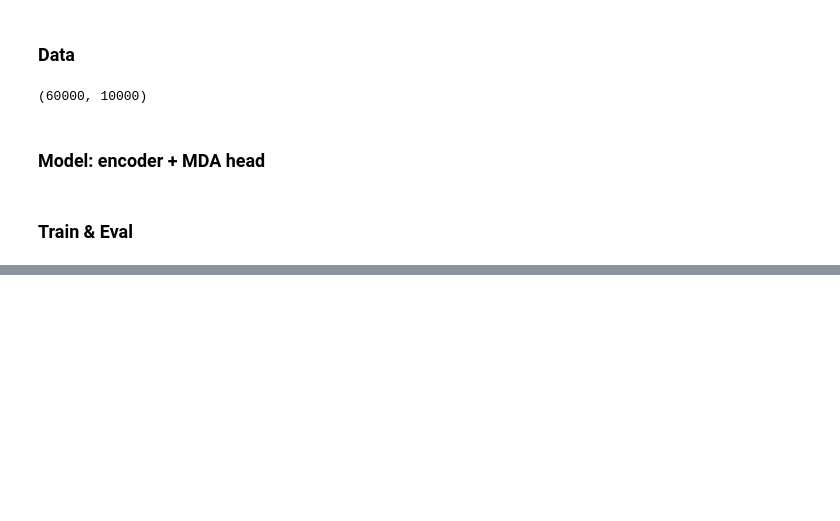
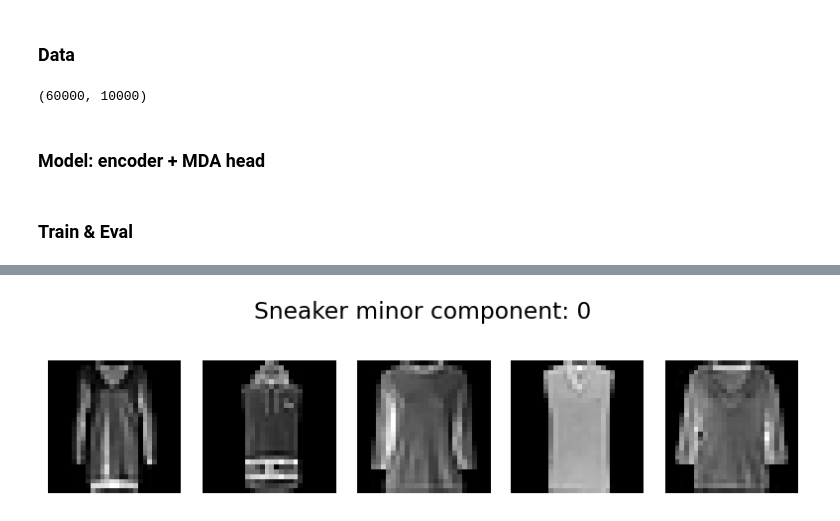
Before and after one commit to zh3nis/DNLL, a Jupyter notebook: MDA_FashionMNIST.ipynb, the cells around one changed output, grey strips where cells are left out. Drawn from its saved outputs; the diff is of its cells as text; code cells hidden in the pictures; blank space fills up the shorter version.

```diff
--- a/MDA_FashionMNIST.ipynb
+++ b/MDA_FashionMNIST.ipynb
@@ -163,0 +166,47 @@ plt.savefig('plots/fashion_mnist_mda_embeddings.png', dpi=600)
+# %%
+# Show Sneaker examples from minor component
+sneaker_idx = train_ds.classes.index("Pullover")
+minor_comp = int(torch.softmax(model.head.mixture_logits[sneaker_idx], dim=-1).argmin().item())
+num_examples = 5
+sneaker_examples = []
+
+with torch.no_grad():
+    for x, y in train_ld:
+        mask = y == sneaker_idx
+        if not mask.any():
+            continue
+        xb = x[mask].to(device)
+        z = model.encoder(xb)
+
+        mu_s = model.head.mu[sneaker_idx].to(z.dtype)
+        log_cov_s = model.head.log_cov[sneaker_idx].to(z.dtype)
+        log_mix_s = torch.log_softmax(model.head.mixture_logits[sneaker_idx], dim=-1)
+
+        diff = z.unsqueeze(1) - mu_s.unsqueeze(0)
+        m2 = (diff * diff).sum(-1)
+        var = torch.exp(log_cov_s)
+        log_det = model.head.D * log_cov_s
+        log_comp = -0.5 * (m2 / var.unsqueeze(0) + log_det.unsqueeze(0))
+        log_r = log_mix_s.unsqueeze(0) + log_comp
+        comp = log_r.argmax(dim=-1)
+
+        sel = (comp == minor_comp).nonzero(as_tuple=False).squeeze(1)
+        for j in sel:
+            if len(sneaker_examples) >= num_examples:
+                break
+            sneaker_examples.append(xb[j].cpu())
+
+        if len(sneaker_examples) >= num_examples:
+            break
+
+fig, axes = plt.subplots(1, num_examples, figsize=(1.6 * num_examples, 2.2))
+for j in range(num_examples):
+    ax = axes[j]
+    ax.axis("off")
+    if j < len(sneaker_examples):
+        ax.imshow(sneaker_examples[j].squeeze(0), cmap="gray")
+fig.suptitle(f"Sneaker minor component: {minor_comp}")
+plt.tight_layout()
+plt.show()
+# %% [output]
+[figure, added]
```
Also changed, not shown: parts of 4 cells of this notebook, 1 other file.
